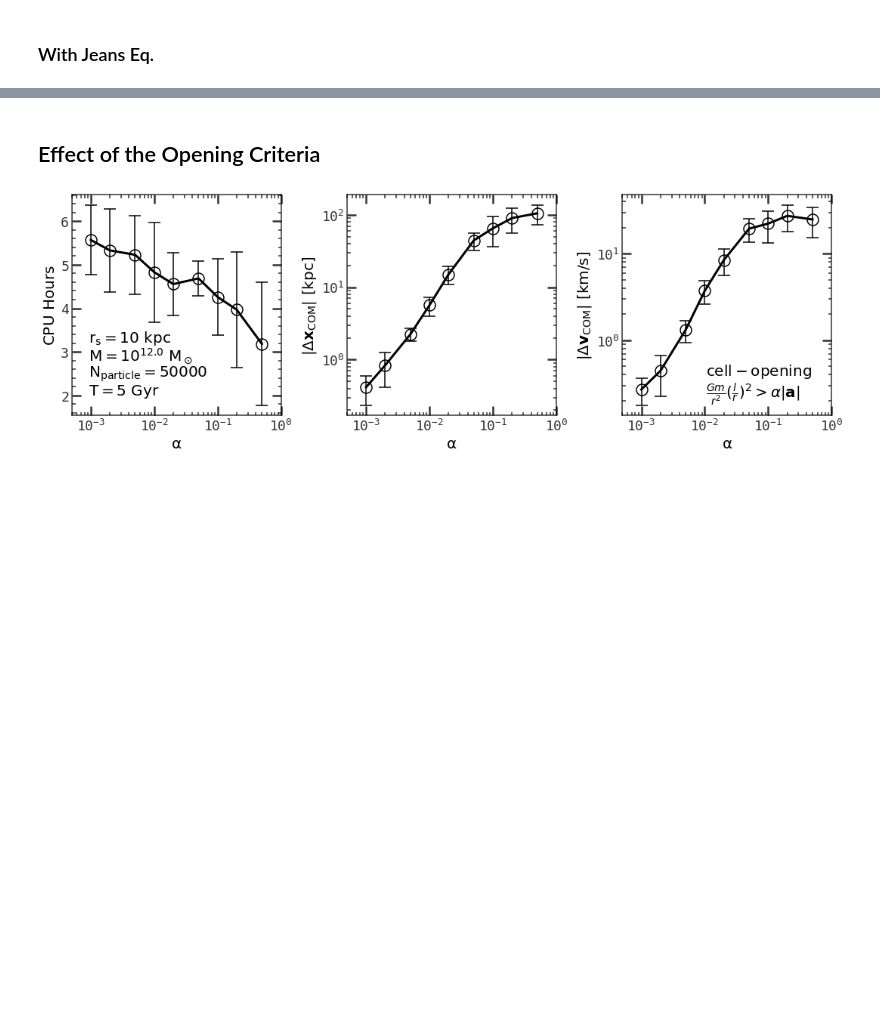
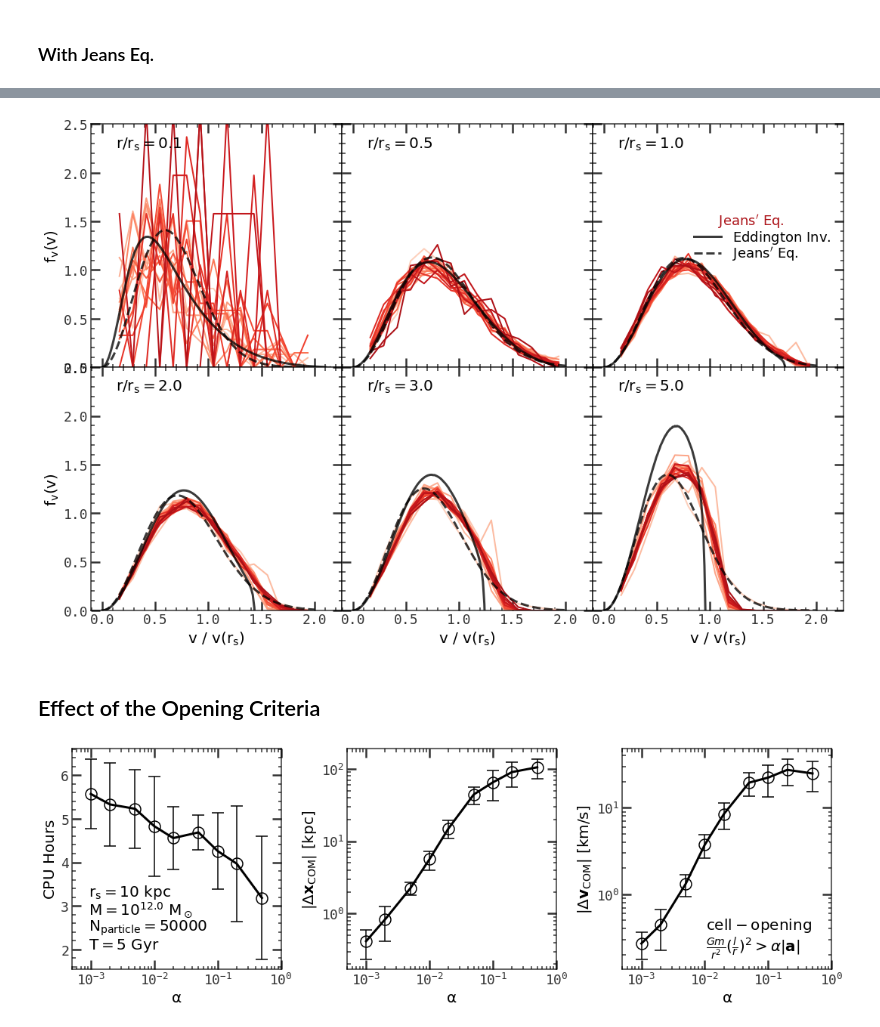
Before and after one commit to ChenYangyao/UMASS-A850Lab-Astro-N-Body, a Jupyter notebook: labs/week-7/wdir/InitialCondition.ipynb, the cells around one changed output, grey strips where cells are left out. Saved outputs shown, nothing was run; the diff lists cells and outputs as text; code cells hidden in the pictures; blank space fills up the shorter version.

```diff
--- a/labs/week-7/wdir/InitialCondition.ipynb
+++ b/labs/week-7/wdir/InitialCondition.ipynb
@@ -485,3 +392,14 @@ plt.show()
+# %%
+ir = 1
+ist = 0
+
+sts_jeans, sts_edd = sts_rs[ir]
+
+st = sts_jeans[ist]
+IC_generator('./run_jeans_eq/IC.hdf5', st['x'], st['v'], st['m_part'])
+
+st = sts_edd[ist]
+IC_generator('./run_eddington_inv/IC.hdf5', st['x'], st['v'], st['m_part'])
 # %%
 class DumpedSet:
     def __init__(self, fname):
@@ -546,6 +474,3 @@ units: L=3.085677581467192e+21 cm, M=1.9884754153381439e+43 g, V=100000.0 cm / s
 consts: G=43009.17270069976, Msun=9.999999999999999e-11
-# %%
-dsets_jeans = DumpedSets('./run_jeans_eq/output/', 12).stats
-dsets_edd = DumpedSets('./run_eddington_inv/output/', 12).stats
 # %% [markdown]
 ### With Jeans Eq.
@@ -552 +479,7 @@ dsets_edd = DumpedSets('./run_eddington_inv/output/', 12).stats
+# %%
+dsets_rs = []
+for ir in 0,1,2:
+    dsets_jeans = DumpedSets('./run_jeans_eq/run%d/output/'%ir, 42).stats
+    dsets_edd = DumpedSets('./run_eddington_inv/run%d/output/'%ir, 42).stats
+    dsets_rs.append( (dsets_jeans, dsets_edd) )
 # %%
@@ -618,3 +658,61 @@ for idset, dset in enumerate([ dsets_jeans, dsets_edd ]) :
+# %%
+fbases = [ 'run_jeans_eq/output/snapshot', 'run_eddington_inv/output/snapshot' ]
+cs_seq = cms.get_seq('Reds', 30)
+ofname = ['jeans', 'edd']
+labname = [r"Jeans'\ Eq.", r"Eddington\ Inv."]
+
+for ifbase, fbase in enumerate(fbases):
+
+    pf = nfw
+
+    fig, axs = plt.subplots( 2, 3, figsize=(15,10), sharey=True, sharex=True, gridspec_kw={'wspace':0., 'hspace':0.} )
+    axs = axs.flat
+
+    eddinv = EddInv(pf)
+    vs = np.sqrt( pf.Vs )
+    xrs = np.array([0.1, 0.5, 1, 2, 3., 5.])
+
+    for i in range(21):
+        with h5py.File(fbase + '_%0.3d.hdf5'%i, 'r') as f:
+            x = f['PartType1/Coordinates'][:]
+            v = f['PartType1/Velocities'][:]
+            m = pf.mass / len(x)
+            r,e,h = SnapMeasure(x,v,pf).find_vprof( radii=xrs, v_range=(.1, 2.) )
+        for ir, xr in enumerate(xrs):
+            axs[ir].plot( e[ir], h[ir], c=cs_seq[i+5], lw=2. )
+
+    txpos(axs[2], r'$\rm %s$'%(labname[ifbase]), (.5, .6), cs_seq[-5], 18)
+    for ir, xr in enumerate(xrs):
+        ax = axs[ir]
+
+        r = pf.rs * xr
+        V = pf.V( r )
+        vmax = eddinv.vmax( V )
+        v = np.linspace( 0., vmax, 100 )
+        fE = pf.fE( V + 0.5*v*v )*4.0*np.pi*v*v
+        fE /= fE.sum()*(vmax/100/vs)
+        ax.plot( v/vs, fE, c=mycms2[-1], lw=3., label=r'$\rm Eddington\ Inv.$' )
+
+        sigma = np.sqrt(pf.sigma2( r ))
+        v = np.linspace( 0., 2.0*vs, 100 )
+        rv = stats.norm(scale=sigma)
+        fE = rv.pdf( v )*4.0*np.pi*v*v
+        fE /= fE.sum()*(2.0*vs/100/vs)
+        ax.plot( v/vs, fE, c=mycms2[-1], lw=3., ls='--', label=r"$\rm Jeans'\ Eq.$" )
+
+        m_set_label(ax, r'$\rm v\ /\ v(r_s)$')
+        m_set_label(ax, y=r'$\rm f_v(v)$')
+        ax.label_outer()
+        txpos(ax, r'$\rm r/r_s=%.1f$'%xr, (.1, .92), 'k', 20)
+
+    m_set_lim(axs[0], y=[0., 2.5])
+    axs[2].legend(loc='center right', frameon=False, labelspacing=0., fontsize=18)
+
+    plt.tight_layout()
+    plt.savefig('output/compare_recipe_sim_vprofile_%s.pdf'%( ofname[ifbase] ))
+    plt.show()
+# %% [output]
+[figure, added]
 # %% [markdown]
 ## Effect of the Opening Criteria
 # %%
```
Also changed, not shown: parts of 48 cells of this notebook, 3 other files.
